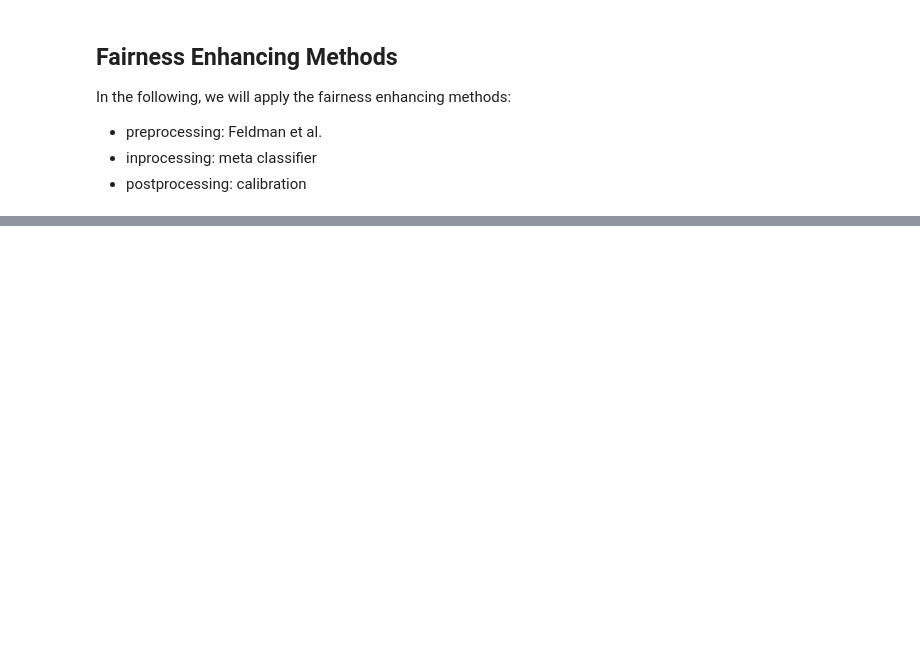
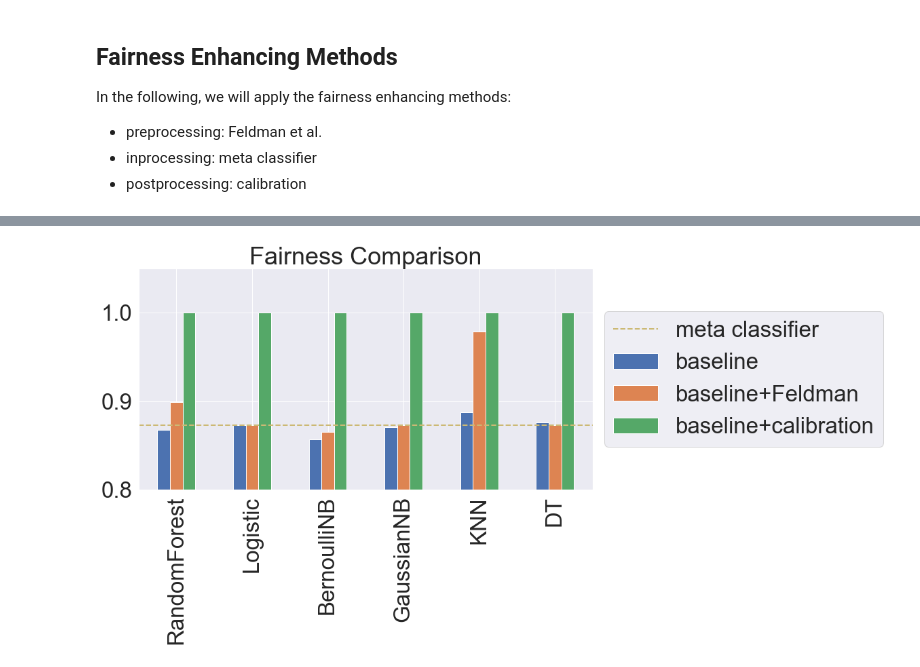
Before and after one commit to deardelia/MachineLearning_bias_analysis, a Jupyter notebook: 1212_clean.ipynb, the cells around one changed output, grey strips where cells are left out. Cells and saved outputs as stored; diff of their text form; code cells hidden in the pictures; blank space fills up the shorter version.

Commit message:
cleaned fairness enhancing

```diff
--- a/1212_clean.ipynb
+++ b/1212_clean.ipynb
@@ -714,0 +793,10 @@ plt.show()
+# %%
+fair_cmp = pd.DataFrame(np.c_[DI_res, DI_res_repaired, DI_res_cali], index=x_axis)
+ax = fair_cmp.plot.bar()
+ax.axhline(y=DI_res_meta, color='y', linestyle='--', lw=2)
+ax.legend(["meta classifier", "baseline", "baseline+Feldman", "baseline+calibration"], loc='center left',bbox_to_anchor=(1.0, 0.5))
+ax.axis(ymin=0.8)
+plt.title("Fairness Comparison")
+plt.show()
+# %% [output]
+[figure, added]
```
Also changed, not shown: parts of 37 cells of this notebook.
